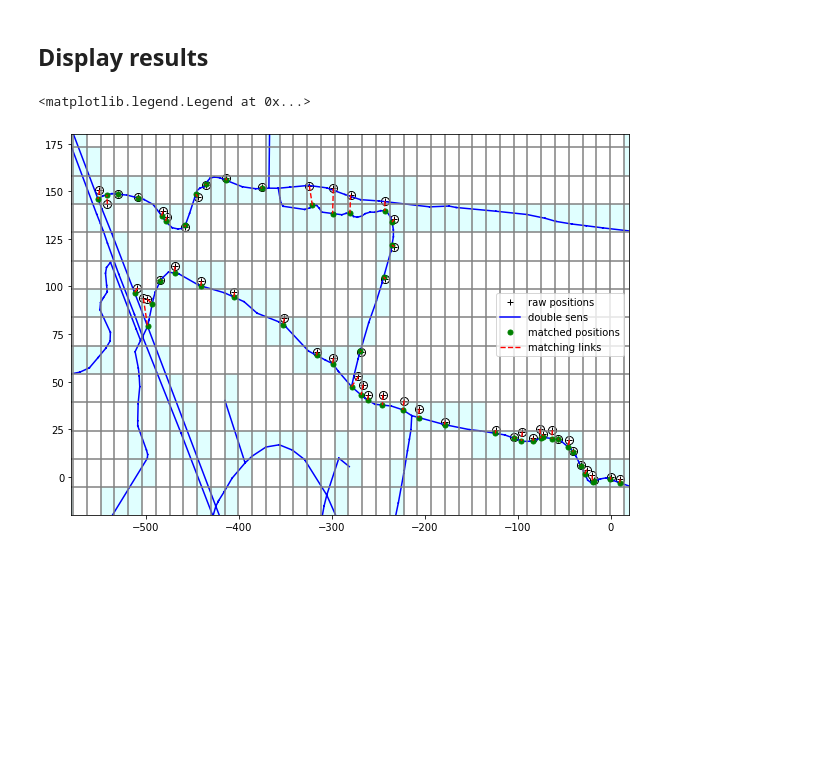
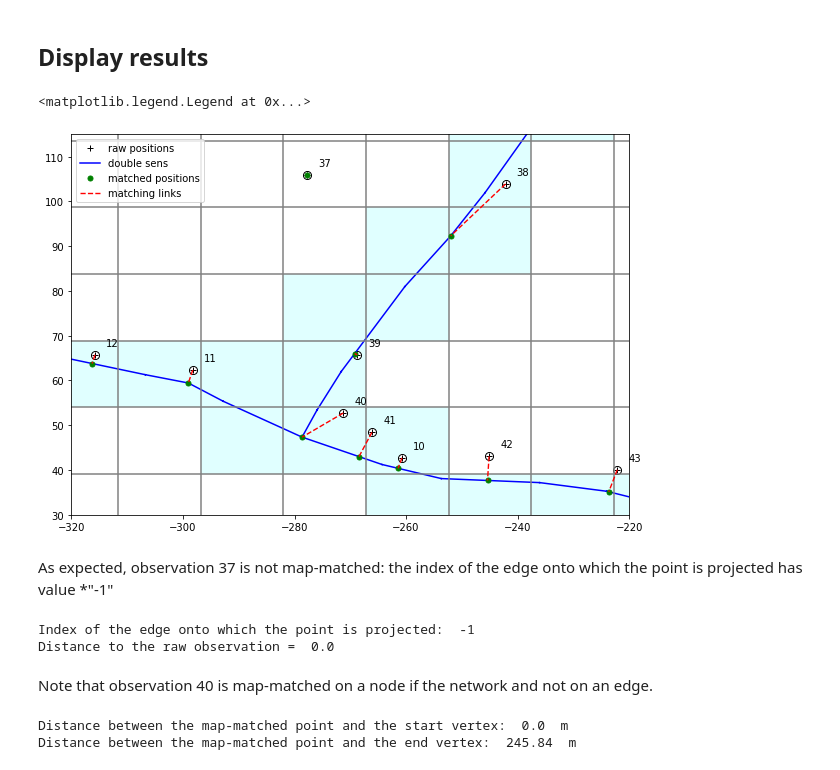
Before and after one commit to umrlastig/tracklib, a Jupyter notebook: doc/source/userguide/UG_MapMatchingOnNetwork.ipynb, the cells around one changed output. Drawn from its saved outputs; the diff is of its cells as text; code cells hidden in the pictures; blank space fills up the shorter version.

```diff
--- a/doc/source/userguide/UG_MapMatchingOnNetwork.ipynb
+++ b/doc/source/userguide/UG_MapMatchingOnNetwork.ipynb
@@ -100,25 +196,53 @@ trk.mapOnNetwork(trace, network, search_radius=25, debug=False)
 # %%
 plt.figure(figsize = (10, 7))
 
-# emprise = trace.bbox()
-plt.xlim([-580, 20])
-plt.ylim([-20, 180])
+xmin = -320
+xmax = -220
+plt.xlim([xmin, xmax])
+ymin = 30
+ymax = 115
+plt.ylim([ymin, ymax])
 
 trace.plotAsMarkers(append=True, label='raw positions')
 network.plot('b-', '', '', '', 1.5, plt)
 si.plot(base=False, append=True)
 
 for k in range(len(trace)):
+    xp = trace[k].position.getX()
+    yp = trace[k].position.getY()
+    if xp >= xmin and xp <= xmax and yp >= ymin and yp <= 115:
+        plt.text(xp+2, yp+2, str(k))
+
     xmm = trace["hmm_inference", k][0].getX()
     ymm = trace["hmm_inference", k][0].getY()
     plt.plot(xmm, ymm, 'go', markersize=5, label='matched positions' if k == 0 else "")
-    X = [trace[k].position.getX(), xmm]
-    Y = [trace[k].position.getY(), ymm]
+
+    X = [xp, xmm]
+    Y = [yp, ymm]
     plt.plot(X, Y, "r--", linewidth=1.4, label='matching links' if k == 0 else "")
-    trace[k].position.setX(trace["hmm_inference", k][0].getX())
-    trace[k].position.setY(trace["hmm_inference", k][0].getY())
-
 plt.legend()
 # %% [output]
 <matplotlib.legend.Legend at 0x...>
-[figure, old version]
+[figure, new version]
+# %% [markdown]
+As expected, observation 37 is not map-matched: the index of the edge onto which the point is projected has value *"-1"
+# %%
+print ('')
+print ('Index of the edge onto which the point is projected: ', trace["hmm_inference", 37][1])
+
+# Distance to the raw observation is 0
+p = trace["hmm_inference", 37][0]
+d = trace[37].position.distance2DTo(p)
+print ('Distance to the raw observation = ', d)
+# %% [output]
+Index of the edge onto which the point is projected:  -1
+Distance to the raw observation =  0.0
+# %% [markdown]
+Note that observation 40 is map-matched on a node if the network and not on an edge.
+# %%
+print ('')
+print ('Distance between the map-matched point and the start vertex: ', trace["hmm_inference", 40][2], ' m')
+print ('Distance between the map-matched point and the end vertex: ', round(trace["hmm_inference", 40][3], 2), ' m')
+# %% [output]
+Distance between the map-matched point and the start vertex:  0.0  m
+Distance between the map-matched point and the end vertex:  245.84  m
```
Also changed, not shown: parts of 9 cells of this notebook, 1 other file.
